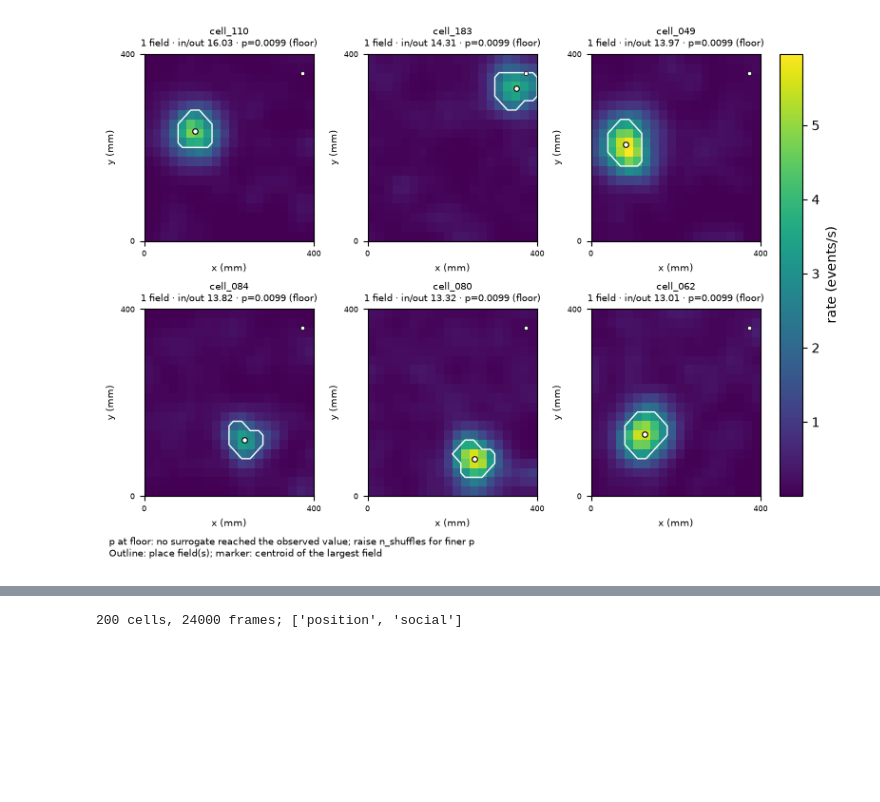
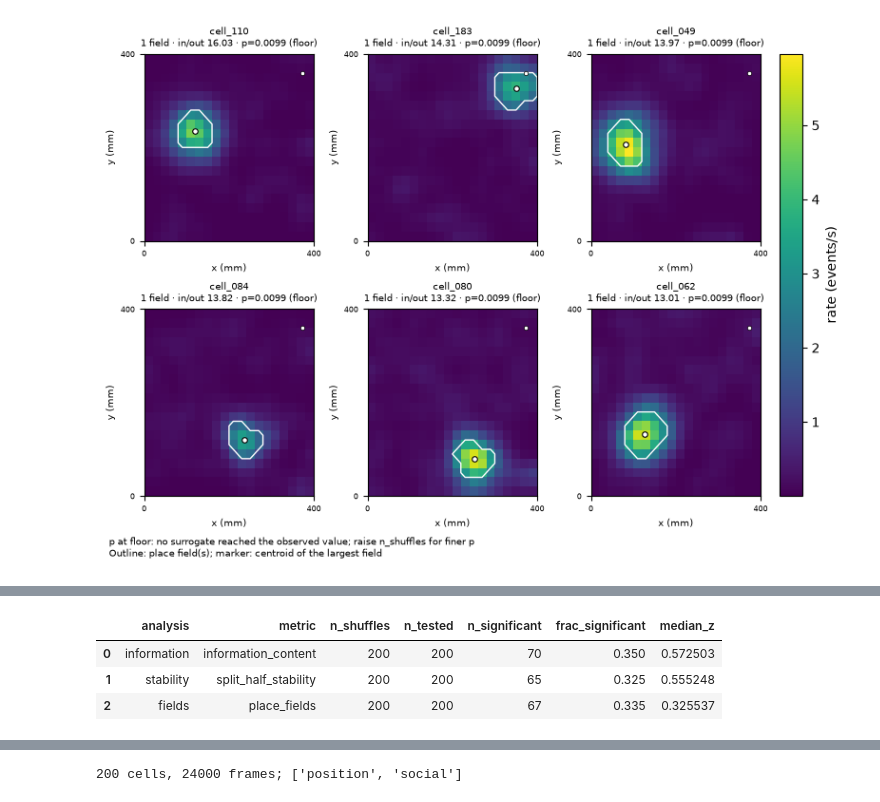
Before and after one commit to miniscope/CaBaNA, a Jupyter notebook: notebooks/cabana_demo.ipynb, the cells around one changed output, grey strips where cells are left out. Saved outputs shown, nothing was run; the diff lists cells and outputs as text; code cells hidden in the pictures; blank space fills up the shorter version.

```diff
--- a/notebooks/cabana_demo.ipynb
+++ b/notebooks/cabana_demo.ipynb
@@ -1246,0 +1328,13 @@ plt.show()
+# %%
+with warnings.catch_warnings():
+    warnings.simplefilter("ignore")
+    fd_session, fd_res = cabana.analyze(
+        session, "place_cell", states="position", n_shuffles=200, progress=False
+    )
+fd_res.summary()[["analysis", "metric", "n_shuffles", "n_tested", "n_significant",
+                  "frac_significant", "median_z"]]
+# %% [output]
+|  | analysis | metric | n_shuffles | n_tested | n_significant | frac_significant | median_z |
+| 0 | information | information_content | 200 | 200 | 70 | 0.350 | 0.572503 |
+| 1 | stability | split_half_stability | 200 | 200 | 65 | 0.325 | 0.555248 |
+| 2 | fields | place_fields | 200 | 200 | 67 | 0.335 | 0.325537 |
```
Also changed, not shown: parts of 19 cells of this notebook, 8 other files.
